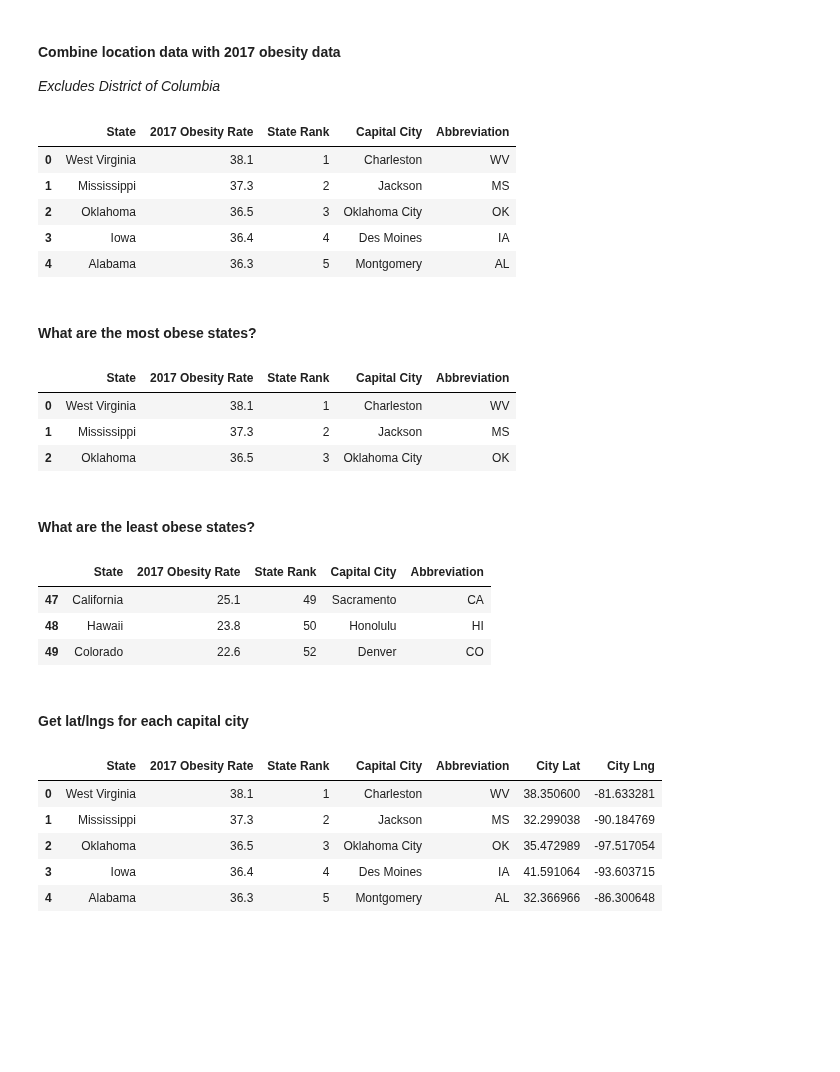
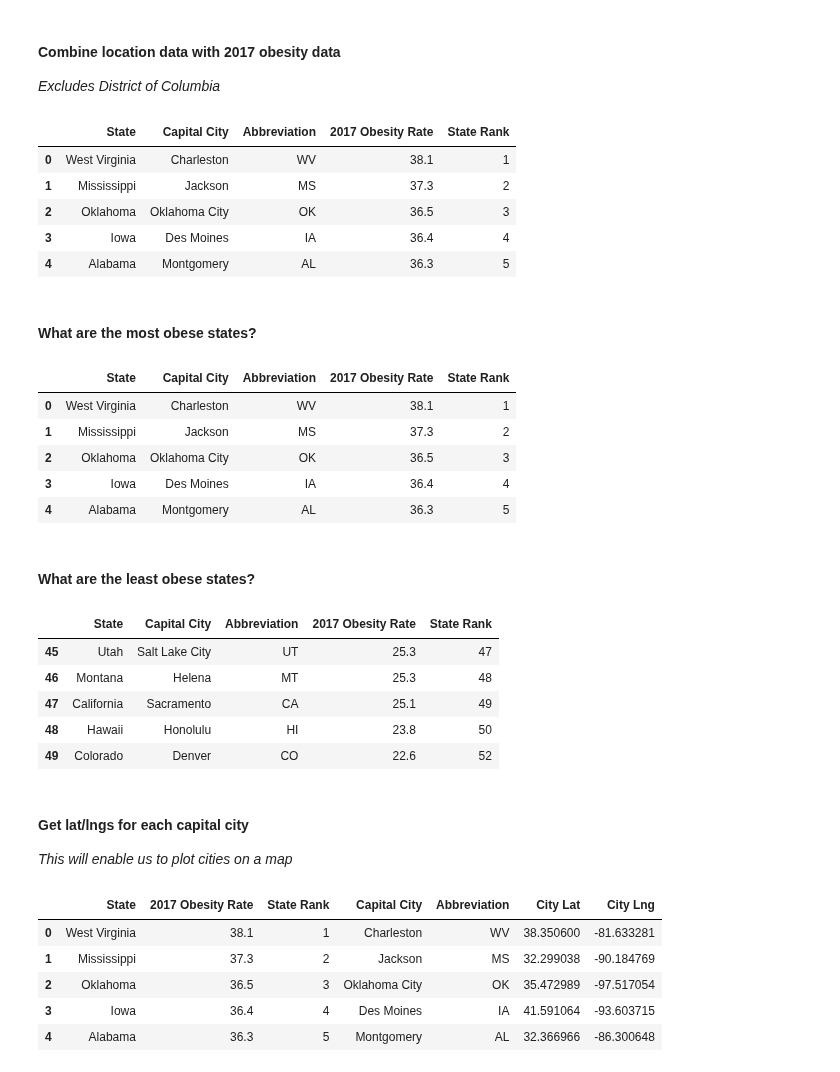
Before and after one commit to amypeniston/data-science-capstone-project, a Jupyter notebook: Week_5_Capstone_Project.ipynb, the cells around one changed output. Cells and saved outputs as stored; diff of their text form; code cells hidden in the pictures; blank space fills up the shorter version.

```diff
--- a/Week_5_Capstone_Project.ipynb
+++ b/Week_5_Capstone_Project.ipynb
@@ -254,34 +260,41 @@ location_data_df.head()
 _Excludes District of Columbia_
 # %%
 obesity_rates_2017 = obesity_rates_2017.merge(location_data_df, how="inner", on="State")
+cols = list(obesity_rates_2017.columns[0:1]) + list(obesity_rates_2017.columns[-2:]) + list(obesity_rates_2017.columns[1:-2])
+obesity_rates_2017 = obesity_rates_2017[cols]
 obesity_rates_2017.head()
 # %% [output]
-|  | State | 2017 Obesity Rate | State Rank | Capital City | Abbreviation |
-| 0 | West Virginia | 38.1 | 1 | Charleston | WV |
-| 1 | Mississippi | 37.3 | 2 | Jackson | MS |
-| 2 | Oklahoma | 36.5 | 3 | Oklahoma City | OK |
-| 3 | Iowa | 36.4 | 4 | Des Moines | IA |
-| 4 | Alabama | 36.3 | 5 | Montgomery | AL |
+|  | State | Capital City | Abbreviation | 2017 Obesity Rate | State Rank |
+| 0 | West Virginia | Charleston | WV | 38.1 | 1 |
+| 1 | Mississippi | Jackson | MS | 37.3 | 2 |
+| 2 | Oklahoma | Oklahoma City | OK | 36.5 | 3 |
+| 3 | Iowa | Des Moines | IA | 36.4 | 4 |
+| 4 | Alabama | Montgomery | AL | 36.3 | 5 |
 # %% [markdown]
 #### What are the most obese states?
 # %%
-obesity_rates_2017.iloc[0:3, :]
+obesity_rates_2017.iloc[0:5, :]
 # %% [output]
-|  | State | 2017 Obesity Rate | State Rank | Capital City | Abbreviation |
-| 0 | West Virginia | 38.1 | 1 | Charleston | WV |
-| 1 | Mississippi | 37.3 | 2 | Jackson | MS |
-| 2 | Oklahoma | 36.5 | 3 | Oklahoma City | OK |
+|  | State | Capital City | Abbreviation | 2017 Obesity Rate | State Rank |
+| 0 | West Virginia | Charleston | WV | 38.1 | 1 |
+| 1 | Mississippi | Jackson | MS | 37.3 | 2 |
+| 2 | Oklahoma | Oklahoma City | OK | 36.5 | 3 |
+| 3 | Iowa | Des Moines | IA | 36.4 | 4 |
+| 4 | Alabama | Montgomery | AL | 36.3 | 5 |
 # %% [markdown]
 #### What are the least obese states?
 # %%
-obesity_rates_2017.iloc[-3:, :]
+obesity_rates_2017.iloc[-5:, :]
 # %% [output]
-|  | State | 2017 Obesity Rate | State Rank | Capital City | Abbreviation |
-| 47 | California | 25.1 | 49 | Sacramento | CA |
-| 48 | Hawaii | 23.8 | 50 | Honolulu | HI |
-| 49 | Colorado | 22.6 | 52 | Denver | CO |
+|  | State | Capital City | Abbreviation | 2017 Obesity Rate | State Rank |
+| 45 | Utah | Salt Lake City | UT | 25.3 | 47 |
+| 46 | Montana | Helena | MT | 25.3 | 48 |
+| 47 | California | Sacramento | CA | 25.1 | 49 |
+| 48 | Hawaii | Honolulu | HI | 23.8 | 50 |
+| 49 | Colorado | Denver | CO | 22.6 | 52 |
 # %% [markdown]
 #### Get lat/lngs for each capital city
+_This will enable us to plot cities on a map_
 # %%
 def geocode_cities(row):
     geolocator = Nominatim(user_agent="project")
```
Also changed, not shown: parts of 55 cells of this notebook.
